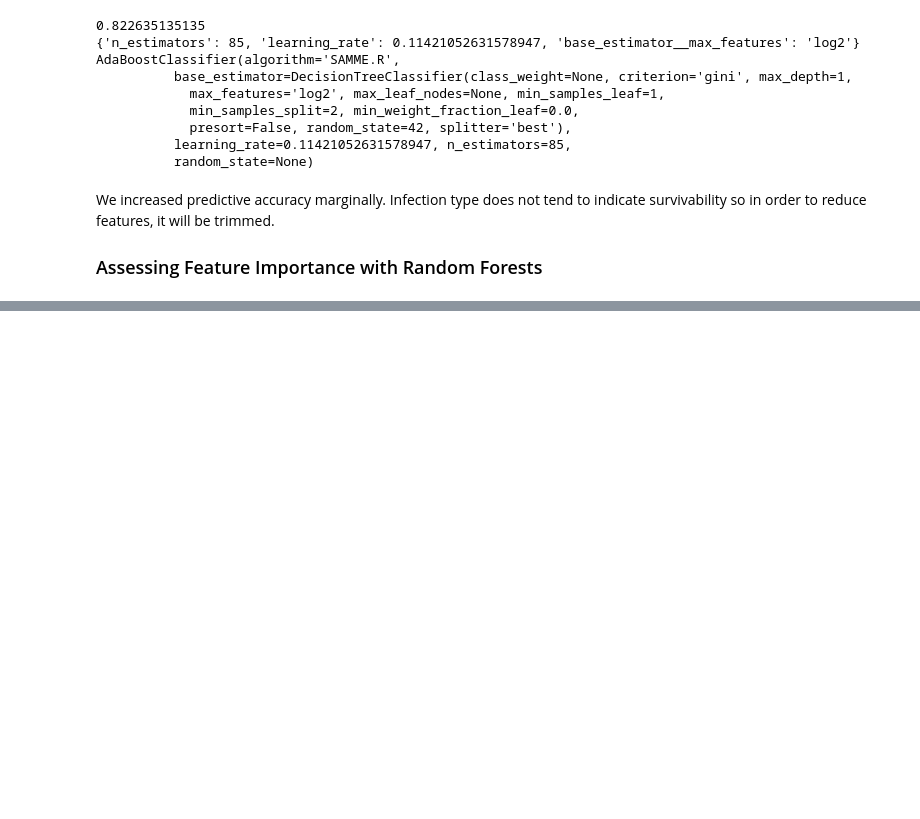
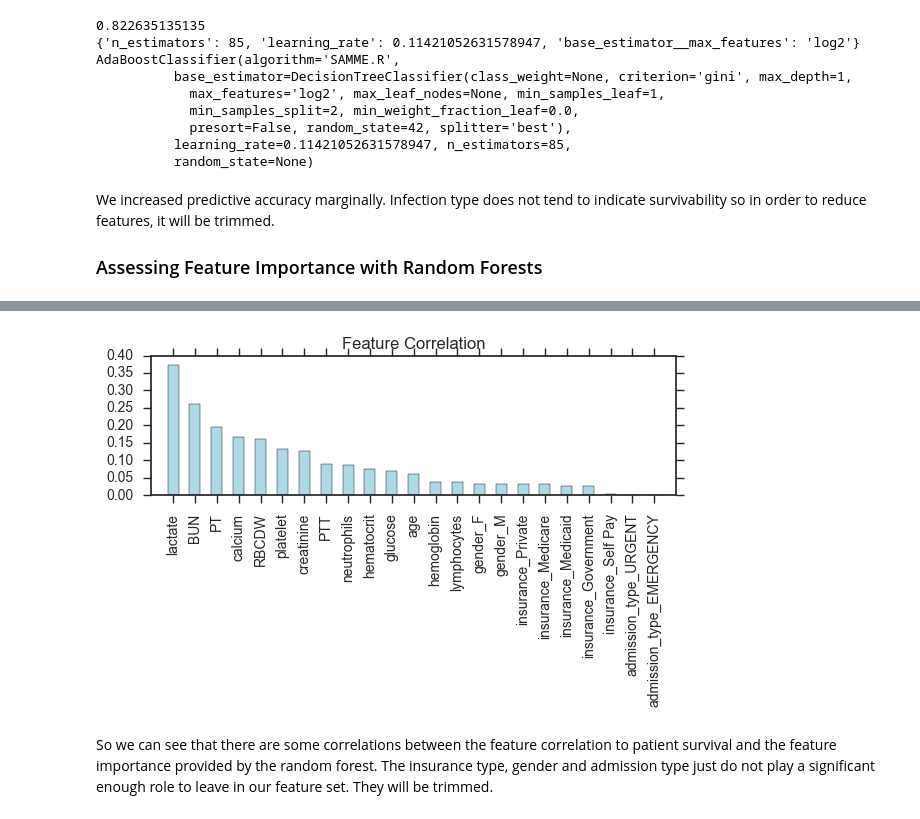
Before and after one commit to j-crowe/ICU_Survival_ML_Model_Comparison, a Jupyter notebook: Septic Feature Probe.ipynb, the cells around one changed output, grey strips where cells are left out. Drawn from its saved outputs; the diff is of its cells as text; code cells hidden in the pictures; blank space fills up the shorter version.

```diff
--- a/Septic Feature Probe.ipynb
+++ b/Septic Feature Probe.ipynb
@@ -640,0 +677,14 @@ for f in range(X.shape[1]):
+# %%
+result = pd.concat([X, y], axis=1, join_axes=[X.index])
+plt.title('Feature Correlation')
+tst =  result.corr().copy()['death_period'].abs()
+tst = tst.drop('death_period')
+tst.sort_values(inplace=True, ascending=False)
+tst.plot(kind='bar', color='lightblue', align='center')
+plt.xticks(range(X.shape[1]), X.columns[indices], rotation=90)
+plt.xlim([-1, X.shape[1]])
+plt.tight_layout()
+# %% [output]
+[figure, added]
+# %% [markdown]
+So we can see that there are some correlations between the feature correlation to patient survival and the feature importance provided by the random forest. The insurance type, gender and admission type just do not play a significant enough role to leave in our feature set. They will be trimmed.
```
Also changed, not shown: parts of 9 cells of this notebook.
